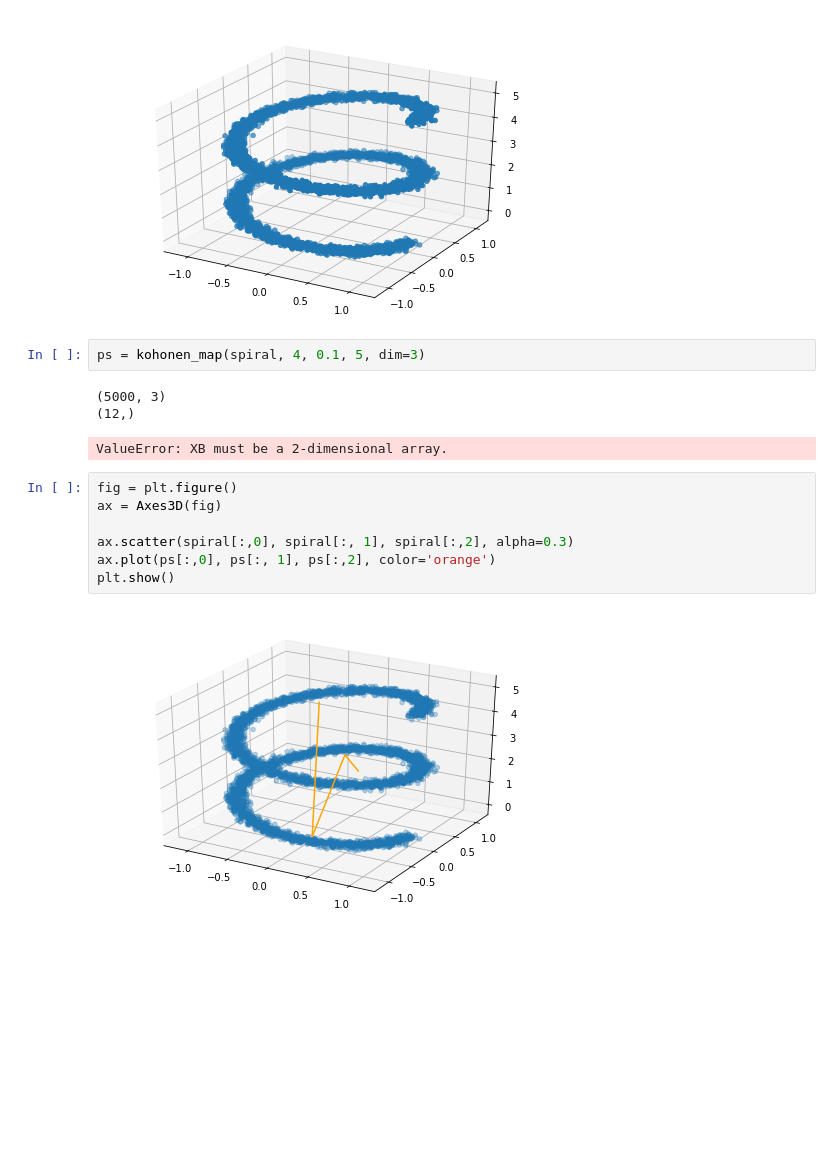
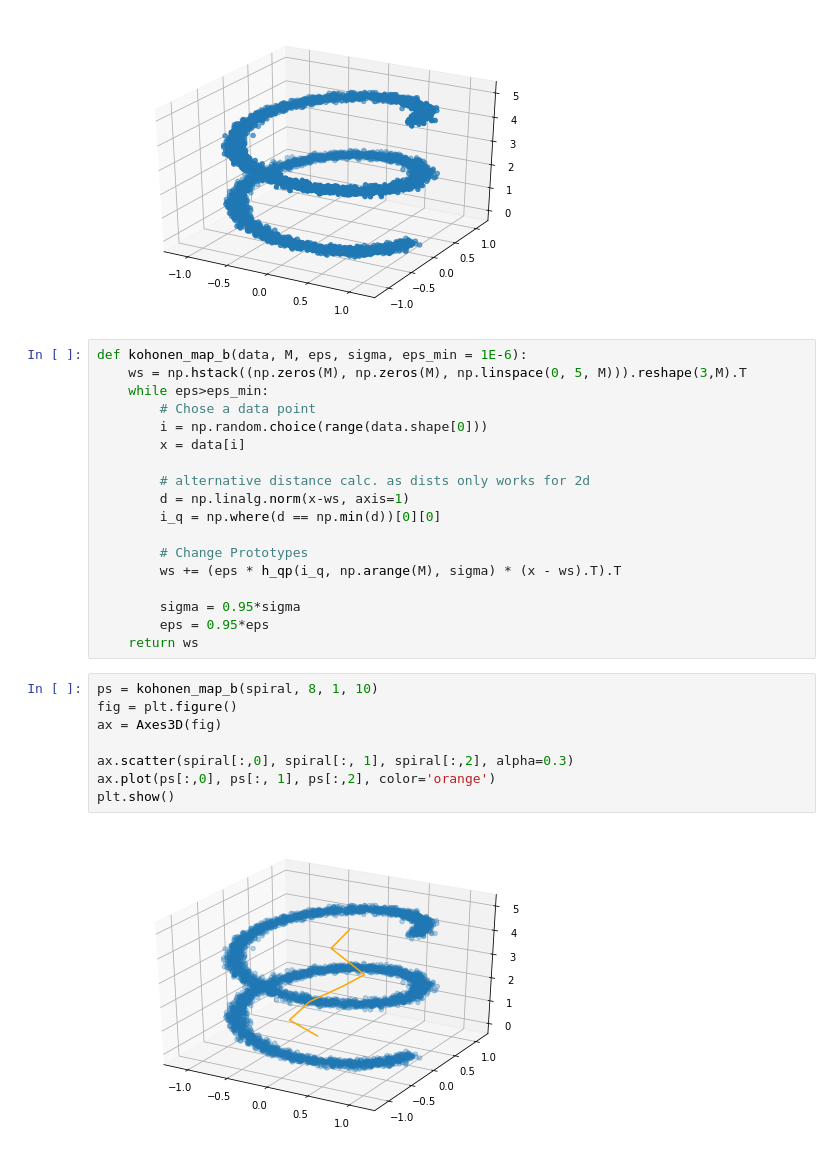
Before and after one commit to muellerfelix/mi-2, a Jupyter notebook: hw-10/HW-10.ipynb, the cells around one changed output. Cells and saved outputs as stored; diff of their text form; blank space fills up the shorter version.

```diff
--- a/hw-10/HW-10.ipynb
+++ b/hw-10/HW-10.ipynb
@@ -115,18 +89,31 @@ ax.scatter(spiral[:,0], spiral[:, 1], spiral[:,2])
 plt.show()
 # %% [output]
 [figure]
-# %%
-ps = kohonen_map(spiral, 4, 0.1, 5, dim=3)
-# %% [output]
-(5000, 3)
-(12,)
-ValueError: XB must be a 2-dimensional array.
+# %%
+def kohonen_map_b(data, M, eps, sigma, eps_min = 1E-6):
+    ws = np.hstack((np.zeros(M), np.zeros(M), np.linspace(0, 5, M))).reshape(3,M).T
+    while eps>eps_min:
+        # Chose a data point
+        i = np.random.choice(range(data.shape[0]))
+        x = data[i]
+
+        # alternative distance calc. as dists only works for 2d
+        d = np.linalg.norm(x-ws, axis=1)
+        i_q = np.where(d == np.min(d))[0][0]
+
+        # Change Prototypes
+        ws += (eps * h_qp(i_q, np.arange(M), sigma) * (x - ws).T).T
+
+        sigma = 0.95*sigma
+        eps = 0.95*eps
+    return ws
 # %%
+ps = kohonen_map_b(spiral, 8, 1, 10)
 fig = plt.figure()
 ax = Axes3D(fig)
 
 ax.scatter(spiral[:,0], spiral[:, 1], spiral[:,2], alpha=0.3)
 ax.plot(ps[:,0], ps[:, 1], ps[:,2], color='orange')
 plt.show()
 # %% [output]
-[figure, old version]
+[figure, new version]
```
Also changed, not shown: parts of 14 cells of this notebook.
